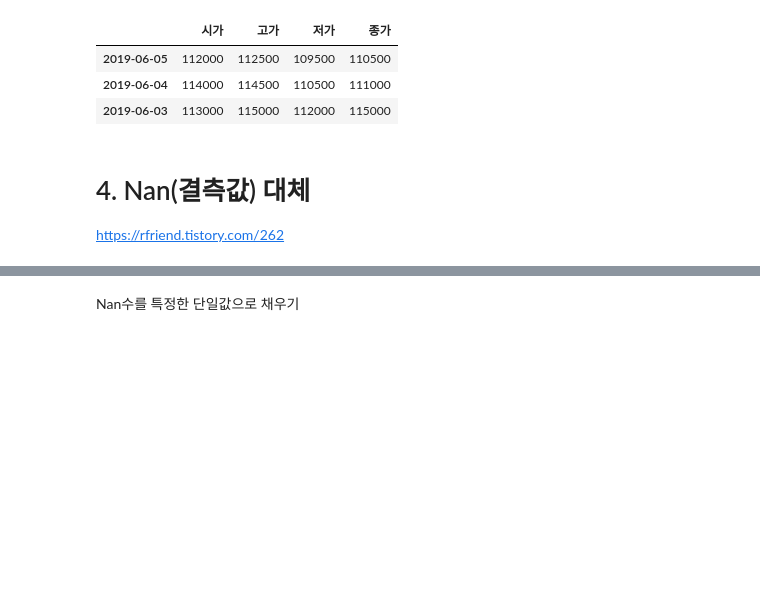
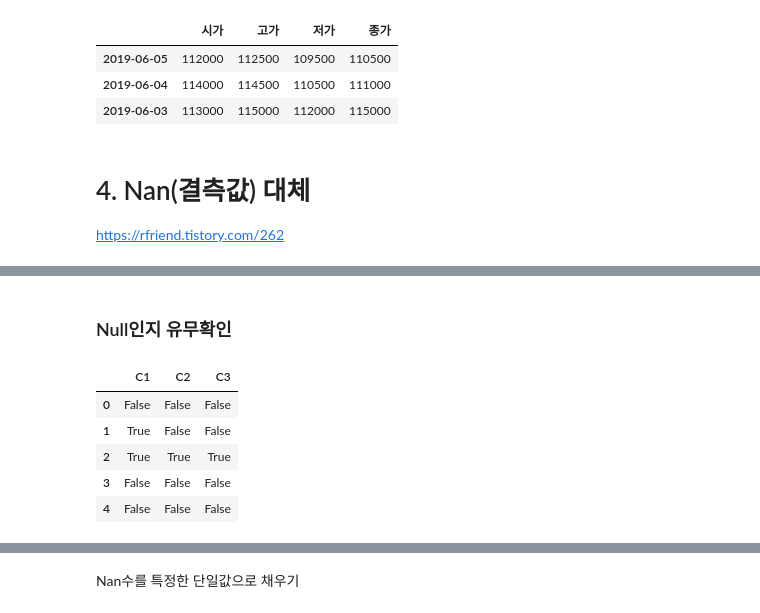
Before and after one commit to Jake0925/Pandas, a Jupyter notebook: Pandas.ipynb, the cells around one changed output, grey strips where cells are left out. Drawn from its saved outputs; the diff is of its cells as text; code cells hidden in the pictures; blank space fills up the shorter version.

```diff
--- a/Pandas.ipynb
+++ b/Pandas.ipynb
@@ -439,0 +440,11 @@ df
+# %% [markdown]
+### Null인지 유무확인
+# %%
+df.isnull() # null값만 True
+# %% [output]
+|  | C1 | C2 | C3 |
+| 0 | False | False | False |
+| 1 | True | False | False |
+| 2 | True | True | True |
+| 3 | False | False | False |
+| 4 | False | False | False |
```
Also changed, not shown: parts of 14 cells of this notebook.
